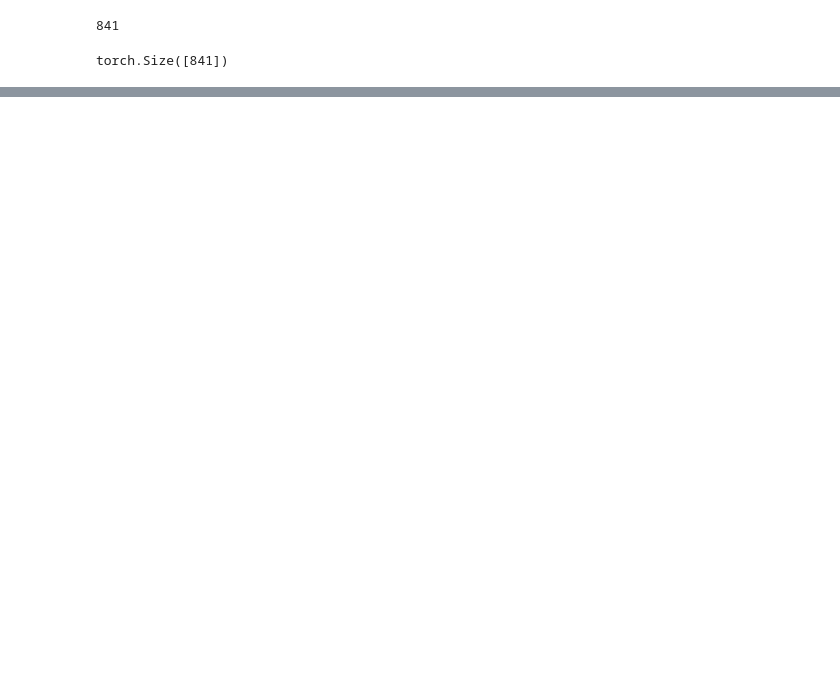
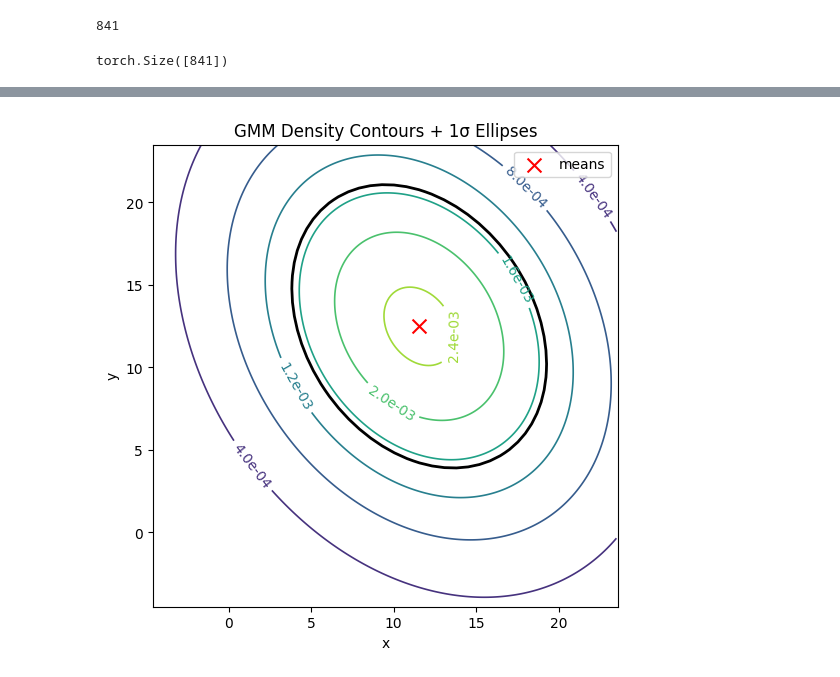
Before and after one commit to rmarrcode/mlagents, a Jupyter notebook: loading_network.ipynb, the cells around one changed output, grey strips where cells are left out. Drawn from its saved outputs; the diff is of its cells as text; code cells hidden in the pictures; blank space fills up the shorter version.

```diff
--- a/loading_network.ipynb
+++ b/loading_network.ipynb
@@ -186,0 +220,65 @@ plt.show()
+# %%
+import numpy as np
+import matplotlib.pyplot as plt
+from matplotlib.patches import Ellipse
+
+# — assume you have already:
+#    xs, ys    : 1D arrays of your grid‐coords (length 29)
+#    gmm       : fitted sklearn.mixture.GaussianMixture with K components
+
+gmm = gmm_mc
+
+# 1) Build a fine mesh over the same x,y span
+x_min, x_max = xs.min(), xs.max()
+y_min, y_max = ys.min(), ys.max()
+n_grid = 200
+xx, yy = np.meshgrid(
+    np.linspace(x_min, x_max, n_grid),
+    np.linspace(y_min, y_max, n_grid),
+)
+xy = np.column_stack([xx.ravel(), yy.ravel()])
+
+# 2) Evaluate GMM density
+log_dens = gmm_mc.score_samples(xy)        # log‑density at each mesh point
+dens = np.exp(log_dens).reshape(xx.shape)
+
+# 3) Plot density contours
+plt.figure(figsize=(6,6))
+cs = plt.contour(
+    xx, yy, dens,
+    levels=6,           # number of contour levels
+    cmap="viridis",
+    linewidths=1.2,
+)
+plt.clabel(cs, inline=1, fontsize=10, fmt="%.1e")
+
+# 4) Plot 1σ ellipses for each component
+for weight, mean, cov in zip(gmm.weights_, gmm.means_, gmm.covariances_):
+    # eigen‐decompose cov to get ellipse parameters
+    vals, vecs = np.linalg.eigh(cov)
+    order = vals.argsort()[::-1]
+    vals, vecs = vals[order], vecs[:, order]
+    angle = np.degrees(np.arctan2(*vecs[:,0][::-1]))
+    width, height = 2 * np.sqrt(vals)   # 1σ → factor=2*sqrt(eigenvalue)
+    ell = Ellipse(
+        xy=mean,
+        width=width, height=height,
+        angle=angle,
+        edgecolor="black",
+        facecolor="none",
+        lw=2,
+    )
+    plt.gca().add_patch(ell)
+
+# 5) Mark component means
+plt.scatter(gmm.means_[:,0], gmm.means_[:,1], c="red", marker="x", s=100, label="means")
+
+# Finalize
+plt.title("GMM Density Contours + 1σ Ellipses")
+plt.xlabel("x")
+plt.ylabel("y")
+plt.legend()
+plt.axis("equal")
+plt.show()
+# %% [output]
+[figure, added]
```
Also changed, not shown: parts of 14 cells of this notebook, 7 other files.
